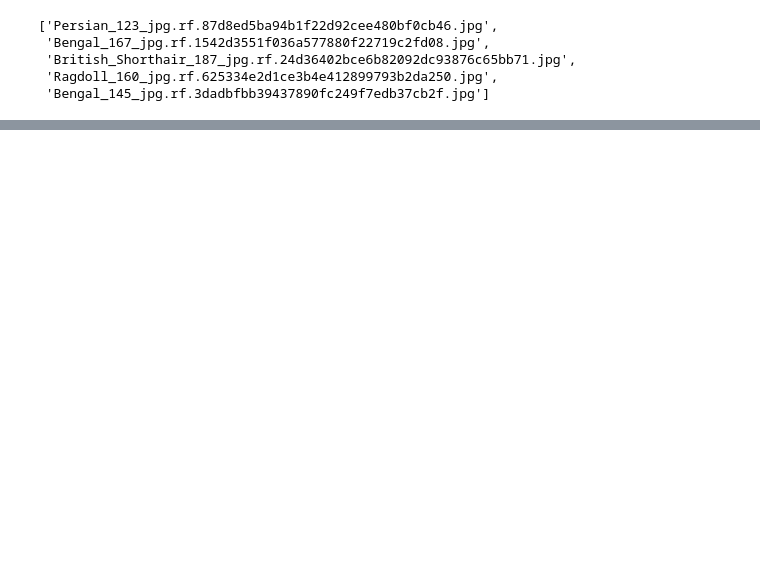
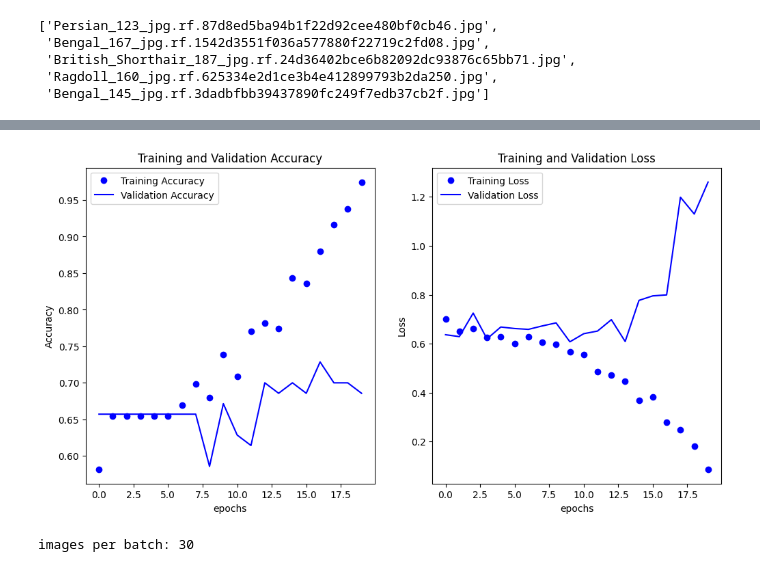
Before and after one commit to AadityaBajgain/learn_tensorflow, a Jupyter notebook: c2/w2/augmentation.ipynb, the cells around one changed output, grey strips where cells are left out. Saved outputs shown, nothing was run; the diff lists cells and outputs as text; code cells hidden in the pictures; blank space fills up the shorter version.

Commit message:
data augmentation with tensorflow

```diff
--- a/c2/w2/augmentation.ipynb
+++ b/c2/w2/augmentation.ipynb
@@ -26,0 +95,15 @@ fig.set_size_inches(n_rows*4, n_cols * 4)
+# %%
+EPOCHS = 20
+model = create_model()
+
+
+model.compile(
+    loss="binary_crossentropy",
+    optimizer=tf.keras.optimizers.RMSprop(learning_rate=0.001),
+    metrics=["accuracy"],
+)
+
+
+fit_history = model.fit(
+    train_dataset_final, epochs=EPOCHS, validation_data=val_dataset_final, verbose=2
+)
@@ -26,0 +128,30 @@ fig.set_size_inches(n_rows*4, n_cols * 4)
+# %%
+def plot_loss_acc(history):
+    acc = history.history["accuracy"]
+    loss = history.history['loss']
+
+    val_acc = history.history['val_accuracy']
+    val_loss = history.history['val_loss']
+
+    epochs = range(len(acc))
+    fig, sub = plt.subplots(1,2, figsize = (12,6))
+
+    sub[0].plot(epochs, acc, 'bo', label="Training Accuracy")
+    sub[0].plot(epochs, val_acc, 'b', label = "Validation Accuracy")
+    sub[0].set_title("Training and Validation Accuracy")
+    sub[0].set_xlabel("epochs")
+    sub[0].set_ylabel("Accuracy")
+    sub[0].legend()
+
+    sub[1].plot(epochs, loss, 'bo', label="Training Loss")
+    sub[1].plot(epochs, val_loss, 'b', label = "Validation Loss")
+    sub[1].set_title("Training and Validation Loss")
+    sub[1].set_xlabel("epochs")
+    sub[1].set_ylabel("Loss")
+    sub[1].legend()
+
+    plt.show()
+# %%
+plot_loss_acc(fit_history)
+# %% [output]
+[figure, added]
@@ -26,0 +203,7 @@ fig.set_size_inches(n_rows*4, n_cols * 4)
+# %%
+
+# Get a batch of images
+sample_batch = list(train_dataset.take(1))[0][0]
+print(f'images per batch: {len(sample_batch)}')
+# %% [output]
+images per batch: 30
```
Also changed, not shown: parts of 14 cells of this notebook.
